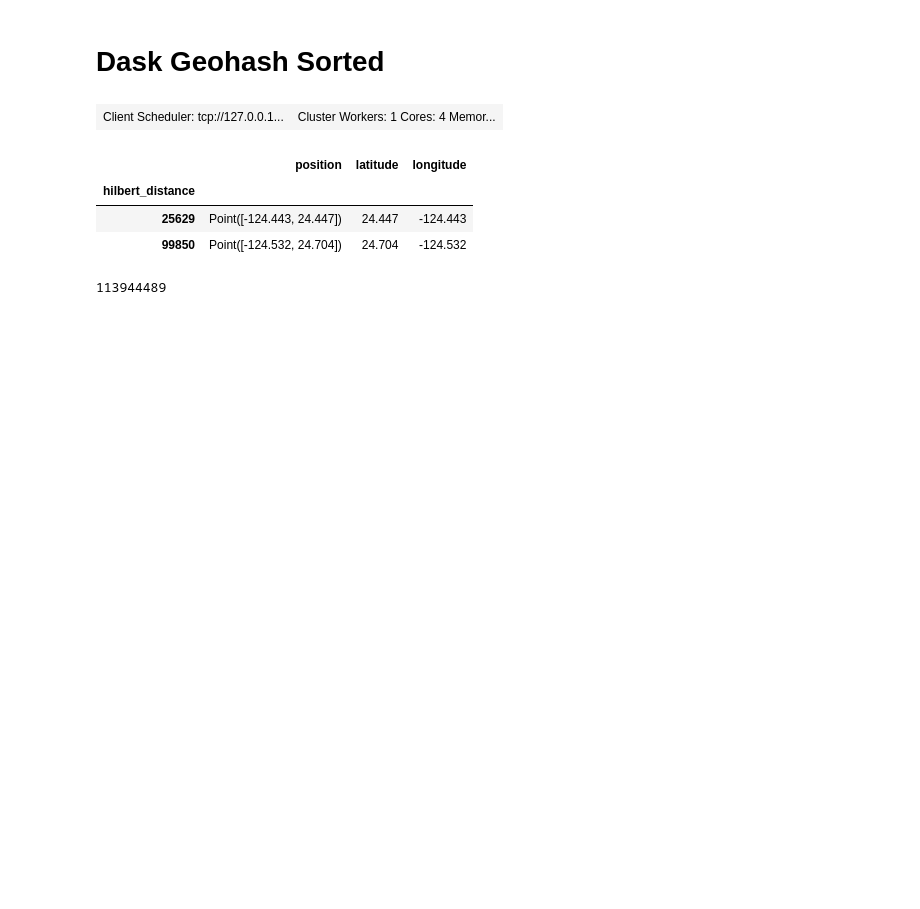
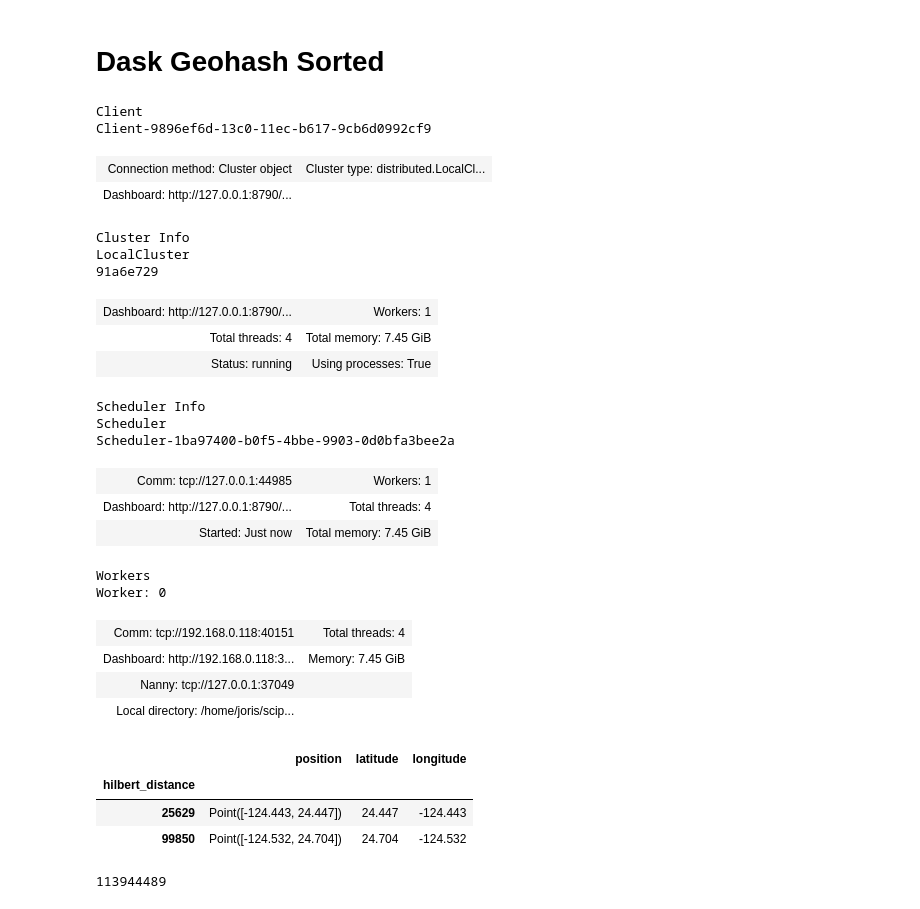
Before and after one commit to jorisvandenbossche/scipy2020_spatial_algorithms_at_scale, a Jupyter notebook: 02_compared_cases/spatialsort/spatially_sorted.ipynb, the cells around one changed output. Drawn from its saved outputs; the diff is of its cells as text; code cells hidden in the pictures; blank space fills up the shorter version.

```diff
--- a/02_compared_cases/spatialsort/spatially_sorted.ipynb
+++ b/02_compared_cases/spatialsort/spatially_sorted.ipynb
@@ -30,14 +30,35 @@ data_dir = base_path.joinpath('data')
 # %%
 # create local dask cluster
 cluster = LocalCluster(#silence_logs=logging.ERROR,
                        dashboard_address=':8790',
                        n_workers=1,
                        threads_per_worker=4,
-                       memory_limit='4 GB')
+                       memory_limit='8 GB')
 client = Client(cluster)
 client
 # %% [output]
+Client
+Client-9896ef6d-13c0-11ec-b617-9cb6d0992cf9
-| Client Scheduler: tcp://127.0.0.1... | Cluster Workers: 1 Cores: 4 Memor... |
+| Connection method: Cluster object | Cluster type: distributed.LocalCl... |
+| Dashboard: http://127.0.0.1:8790/... |  |
+Cluster Info
+LocalCluster
+91a6e729
+| Dashboard: http://127.0.0.1:8790/... | Workers: 1 |
+| Total threads: 4 | Total memory: 7.45 GiB |
+| Status: running | Using processes: True |
+Scheduler Info
+Scheduler
+Scheduler-1ba97400-b0f5-4bbe-9903-0d0bfa3bee2a
+| Comm: tcp://127.0.0.1:44985 | Workers: 1 |
+| Dashboard: http://127.0.0.1:8790/... | Total threads: 4 |
+| Started: Just now | Total memory: 7.45 GiB |
+Workers
+Worker: 0
+| Comm: tcp://192.168.0.118:40151 | Total threads: 4 |
+| Dashboard: http://192.168.0.118:3... | Memory: 7.45 GiB |
+| Nanny: tcp://127.0.0.1:37049 |  |
+| Local directory: /home/joris/scip... |  |
 # %%
 # load spatially sorted us data
 spatial_sort_path = data_dir.joinpath('us_cont_spatiallysorted.parquet')
```
Also changed, not shown: parts of 4 cells of this notebook, 1 other file.
